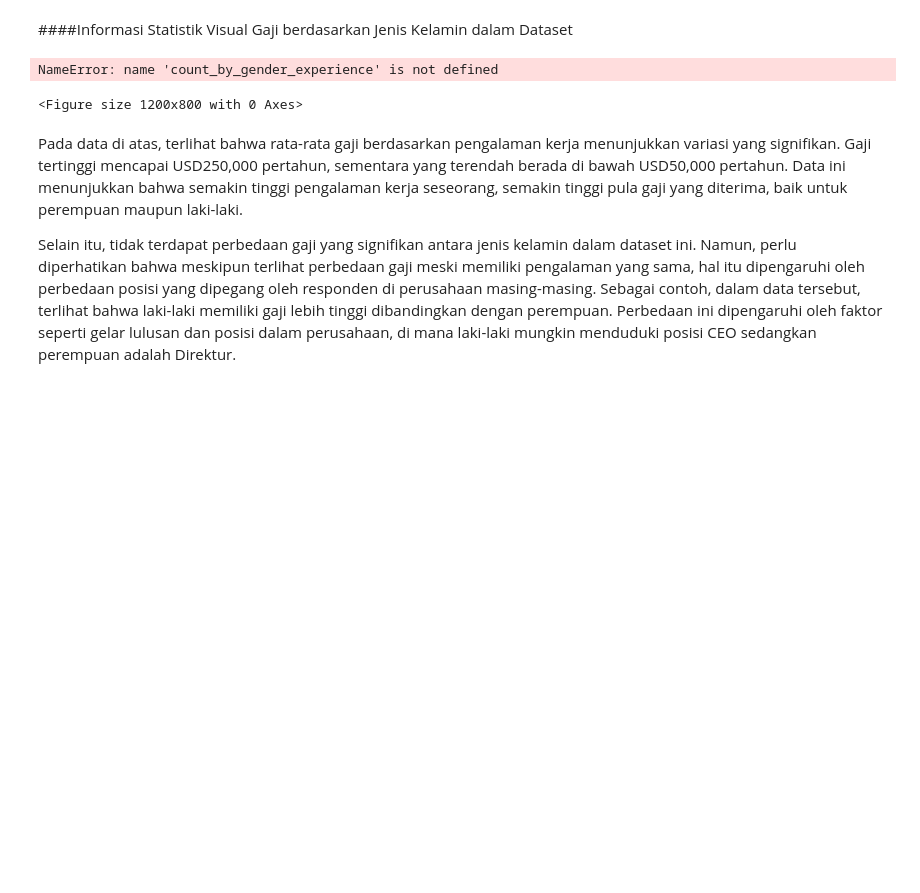
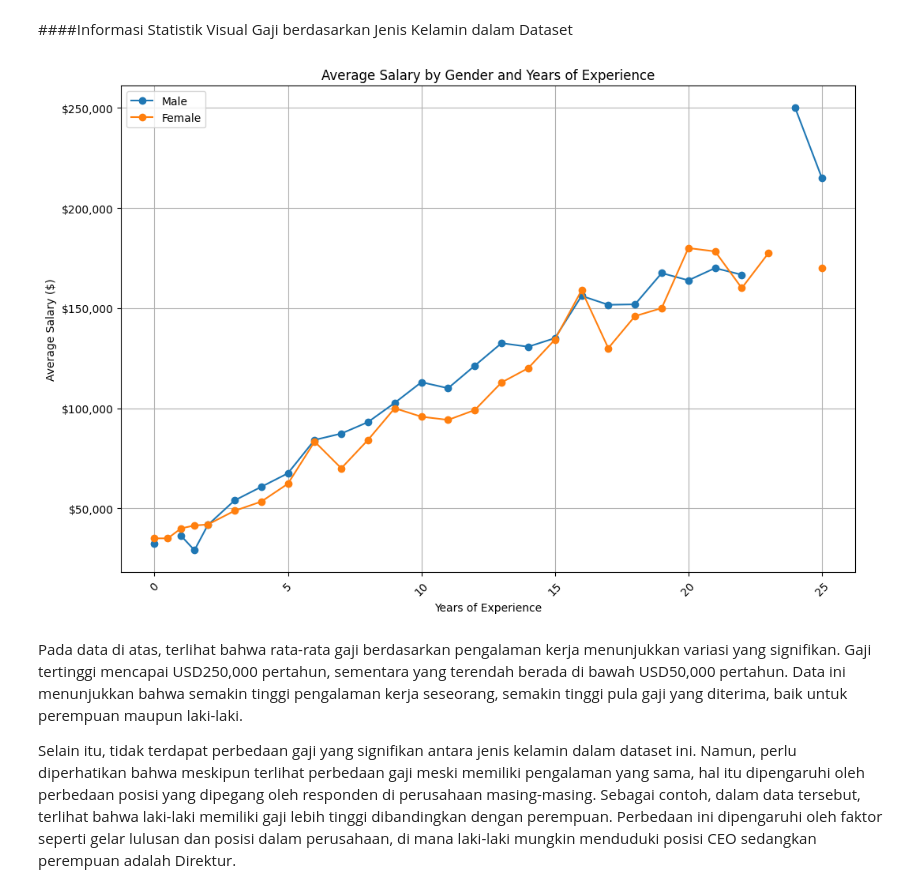
Before and after one commit to Udinkosd/Data-Mining-2024, a Jupyter notebook: Salary_Data.ipynb, the cells around one changed output. Cells and saved outputs as stored; diff of their text form; code cells hidden in the pictures; blank space fills up the shorter version.

```diff
--- a/Salary_Data.ipynb
+++ b/Salary_Data.ipynb
@@ -231,32 +231,27 @@ Selanjutnya, ketika melihat distribusi berdasarkan tingkat pendidikan, terlihat
 ####Informasi Statistik Visual Gaji berdasarkan Jenis Kelamin dalam Dataset
 # %%
 avg_salary = df.groupby(['Gender', 'Years of Experience'])['Salary'].mean().unstack()
+
+# Plot the data
 plt.figure(figsize=(12, 8))
 
-# Plot line chart untuk laki-laki
 male_data = avg_salary.loc['Male']
-male_data_filtered = male_data[male_data.index.isin(count_by_gender_experience['Male'][count_by_gender_experience['Male'] >= min_observation].index)]
-plt.plot(male_data_filtered.index, male_data_filtered, marker='o', label='Male')
+plt.plot(male_data.index, male_data, marker='o', label='Male')
 
-# Plot line chart untuk perempuan
 female_data = avg_salary.loc['Female']
-female_data_filtered = female_data[female_data.index.isin(count_by_gender_experience['Female'][count_by_gender_experience['Female'] >= min_observation].index)]
-plt.plot(female_data_filtered.index, female_data_filtered, marker='o', label='Female')
+plt.plot(female_data.index, female_data, marker='o', label='Female')
 
-plt.title('Rata-rata Gaji berdasarkan Jenis Kelamin dan Tahun Pengalaman Kerja')
-plt.xlabel('Tahun Pengalaman Kerja')
-plt.ylabel('Rata-rata Gaji ($)')
+plt.title('Average Salary by Gender and Years of Experience')
+plt.xlabel('Years of Experience')
+plt.ylabel('Average Salary ($)')
 plt.legend()
 plt.grid(True)
 plt.xticks(rotation=45)
-
-# Mengatur format sumbu Y menjadi format mata uang dolar
 plt.gca().yaxis.set_major_formatter(mtick.StrMethodFormatter('${x:,.0f}'))
 
 plt.show()
 # %% [output]
-NameError: name 'count_by_gender_experience' is not defined
-<Figure size 1200x800 with 0 Axes>
+[figure, added]
 # %% [markdown]
 Pada data di atas, terlihat bahwa rata-rata gaji berdasarkan pengalaman kerja menunjukkan variasi yang signifikan. Gaji tertinggi mencapai USD250,000 pertahun, sementara yang terendah berada di bawah USD50,000 pertahun. Data ini menunjukkan bahwa semakin tinggi pengalaman kerja seseorang, semakin tinggi pula gaji yang diterima, baik untuk perempuan maupun laki-laki.
 
```
Also changed, not shown: parts of 20 cells of this notebook.
